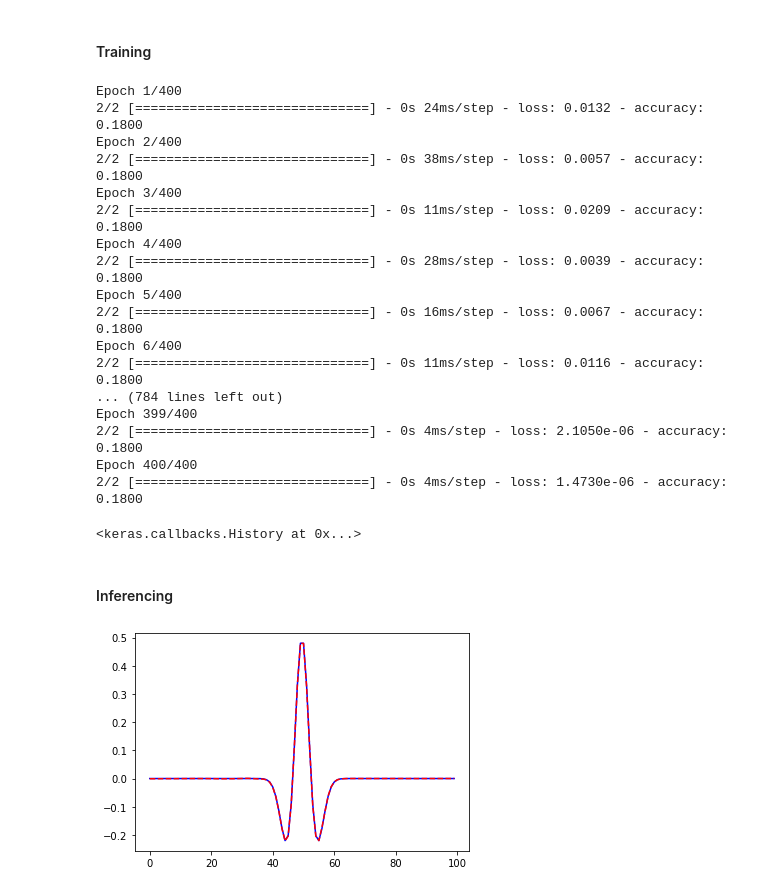
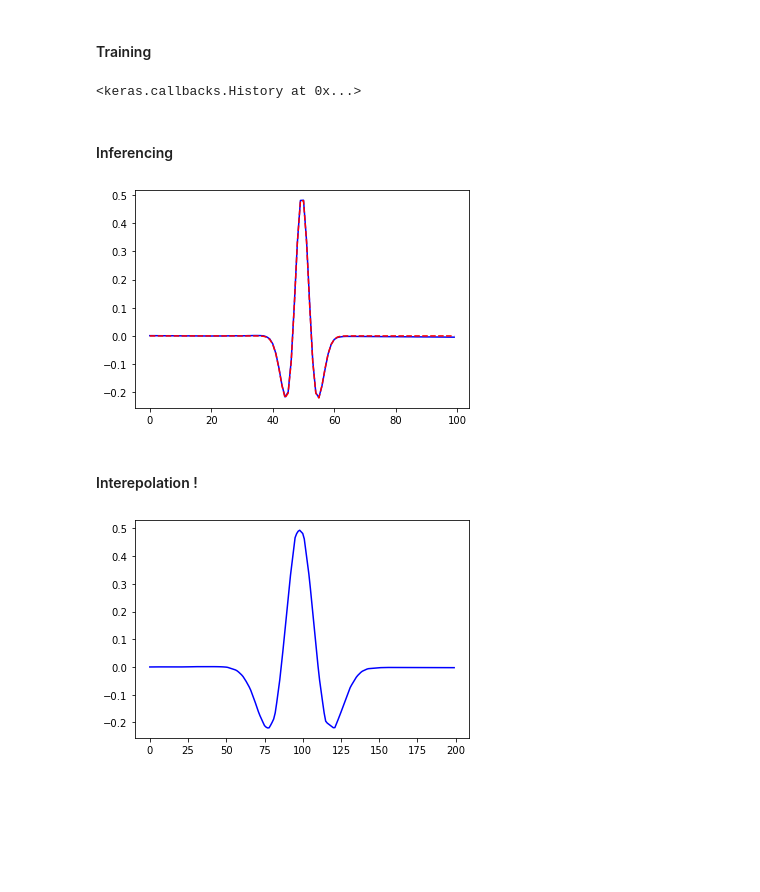
Before and after one commit to junji64/Deep_Learning_in_Seismic, a Jupyter notebook: 1D Ricker Wavelet Case.ipynb, the cells around one changed output. Cells and saved outputs as stored; diff of their text form; code cells hidden in the pictures; blank space fills up the shorter version.

```diff
--- a/1D Ricker Wavelet Case.ipynb
+++ b/1D Ricker Wavelet Case.ipynb
@@ -18,7 +18,7 @@ from tensorflow import keras
 from tensorflow.keras import layers
 
 inputs = keras.Input(shape=(1,))
-x = layers.Dense(126, activation='relu')(inputs)
+x = layers.Dense(128, activation='relu')(inputs)
 x = layers.Dense(256, activation='relu')(x)
 x = layers.Dense(512, activation='relu')(x)
 x = layers.Dense(1024, activation='relu')(x)
@@ -36,26 +36,9 @@ train_labels = wave
 model.compile(optimizer="adam",
     loss="MSE",
     metrics=["accuracy"])
-model.fit(train_data, train_labels, epochs=400, batch_size=64)
+model.fit(train_data, train_labels, epochs=400, batch_size=64, verbose=0)
 # %% [output]
-Epoch 1/400
-2/2 [==============================] - 0s 24ms/step - loss: 0.0132 - accuracy: 0.1800
-Epoch 2/400
-2/2 [==============================] - 0s 38ms/step - loss: 0.0057 - accuracy: 0.1800
-Epoch 3/400
-2/2 [==============================] - 0s 11ms/step - loss: 0.0209 - accuracy: 0.1800
-Epoch 4/400
-2/2 [==============================] - 0s 28ms/step - loss: 0.0039 - accuracy: 0.1800
-Epoch 5/400
-2/2 [==============================] - 0s 16ms/step - loss: 0.0067 - accuracy: 0.1800
-Epoch 6/400
-2/2 [==============================] - 0s 11ms/step - loss: 0.0116 - accuracy: 0.1800
-... (784 lines left out)
-Epoch 399/400
-2/2 [==============================] - 0s 4ms/step - loss: 2.1050e-06 - accuracy: 0.1800
-Epoch 400/400
-2/2 [==============================] - 0s 4ms/step - loss: 1.4730e-06 - accuracy: 0.1800
+<keras.callbacks.History at 0x...>
-<keras.callbacks.History at 0x...>
 # %% [markdown]
 #### Inferencing
 # %%
@@ -65,4 +48,15 @@ plt.plot(wave_pred, 'b')
 plt.plot(wave, 'r--')
 plt.show()
 # %% [output]
-[figure, old version]
+[figure, new version]
+# %% [markdown]
+#### Interepolation !
+# %%
+npoints = 400
+fine_samples = np.arange(npoints) / npoints
+fine_samples = fine_samples[100:300]
+wave_pred2 = model.predict(fine_samples)
+plt.plot(wave_pred2, 'b')
+plt.show()
+# %% [output]
+[figure, added]
```
